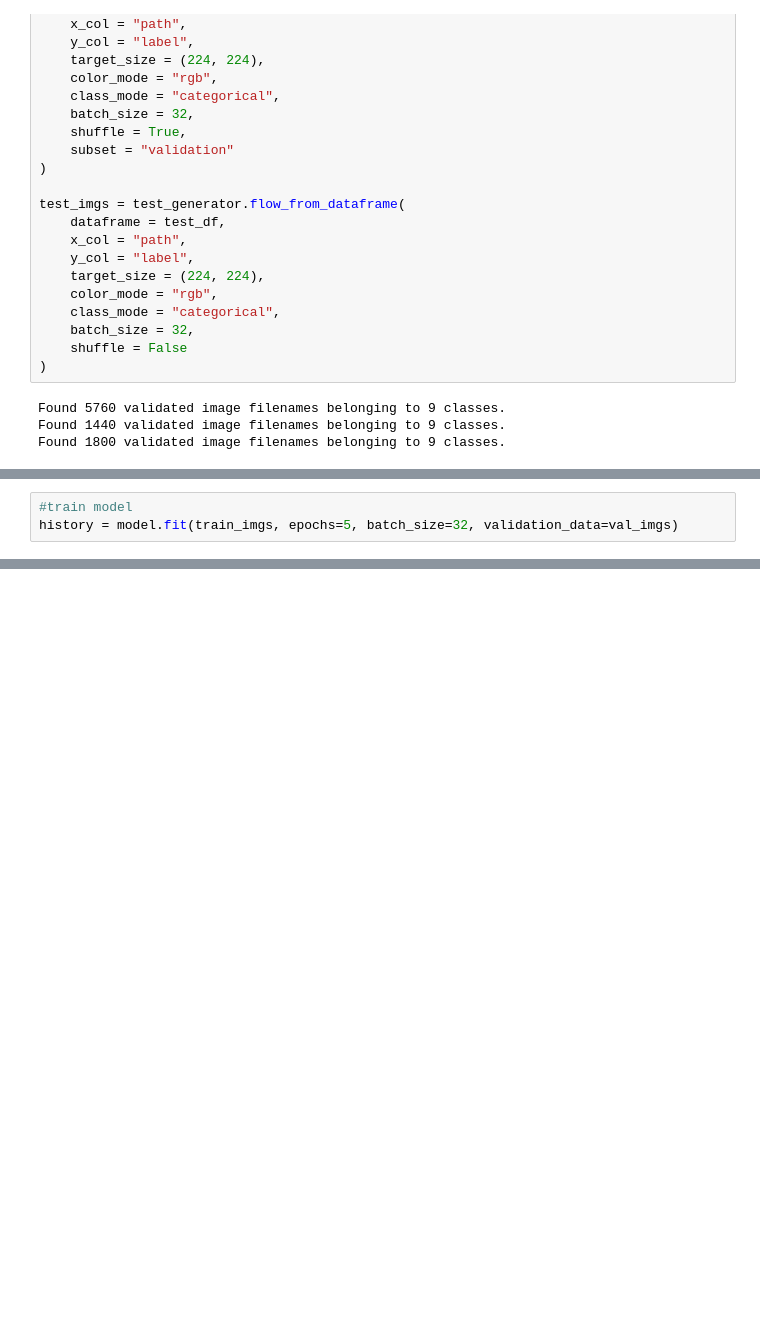
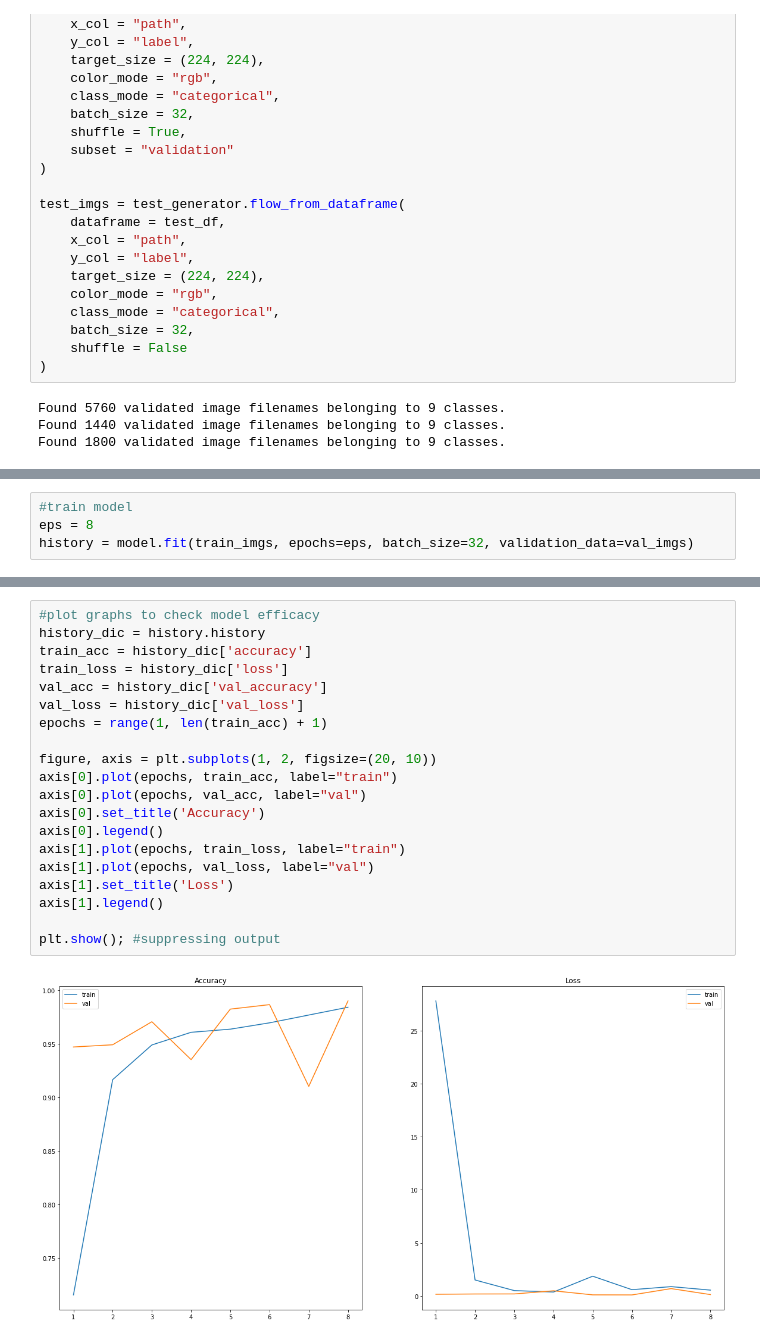
Before and after one commit to Akettle44/large_fish_classifier, a Jupyter notebook: src/fishies.ipynb, the cells around one changed output, grey strips where cells are left out. Cells and saved outputs as stored; diff of their text form; blank space fills up the shorter version.

Commit message:
Updated plotting and did some hyperparameter tuning

```diff
--- a/src/fishies.ipynb
+++ b/src/fishies.ipynb
@@ -178,5 +159,6 @@ Non-trainable params: 0
 _________________________________________________________________
 # %%
 #train model
-history = model.fit(train_imgs, epochs=5, batch_size=32, validation_data=val_imgs)
+eps = 8
+history = model.fit(train_imgs, epochs=eps, batch_size=32, validation_data=val_imgs)
 # %% [output]
@@ -189,0 +181,22 @@ Epoch 4/5
+# %%
+#plot graphs to check model efficacy
+history_dic = history.history
+train_acc = history_dic['accuracy']
+train_loss = history_dic['loss']
+val_acc = history_dic['val_accuracy']
+val_loss = history_dic['val_loss']
+epochs = range(1, len(train_acc) + 1)
+
+figure, axis = plt.subplots(1, 2, figsize=(20, 10))
+axis[0].plot(epochs, train_acc, label="train")
+axis[0].plot(epochs, val_acc, label="val")
+axis[0].set_title('Accuracy')
+axis[0].legend()
+axis[1].plot(epochs, train_loss, label="train")
+axis[1].plot(epochs, val_loss, label="val")
+axis[1].set_title('Loss')
+axis[1].legend()
+
+plt.show(); #suppressing output
+# %% [output]
+[figure, added]
```
Also changed, not shown: parts of 3 cells of this notebook.
